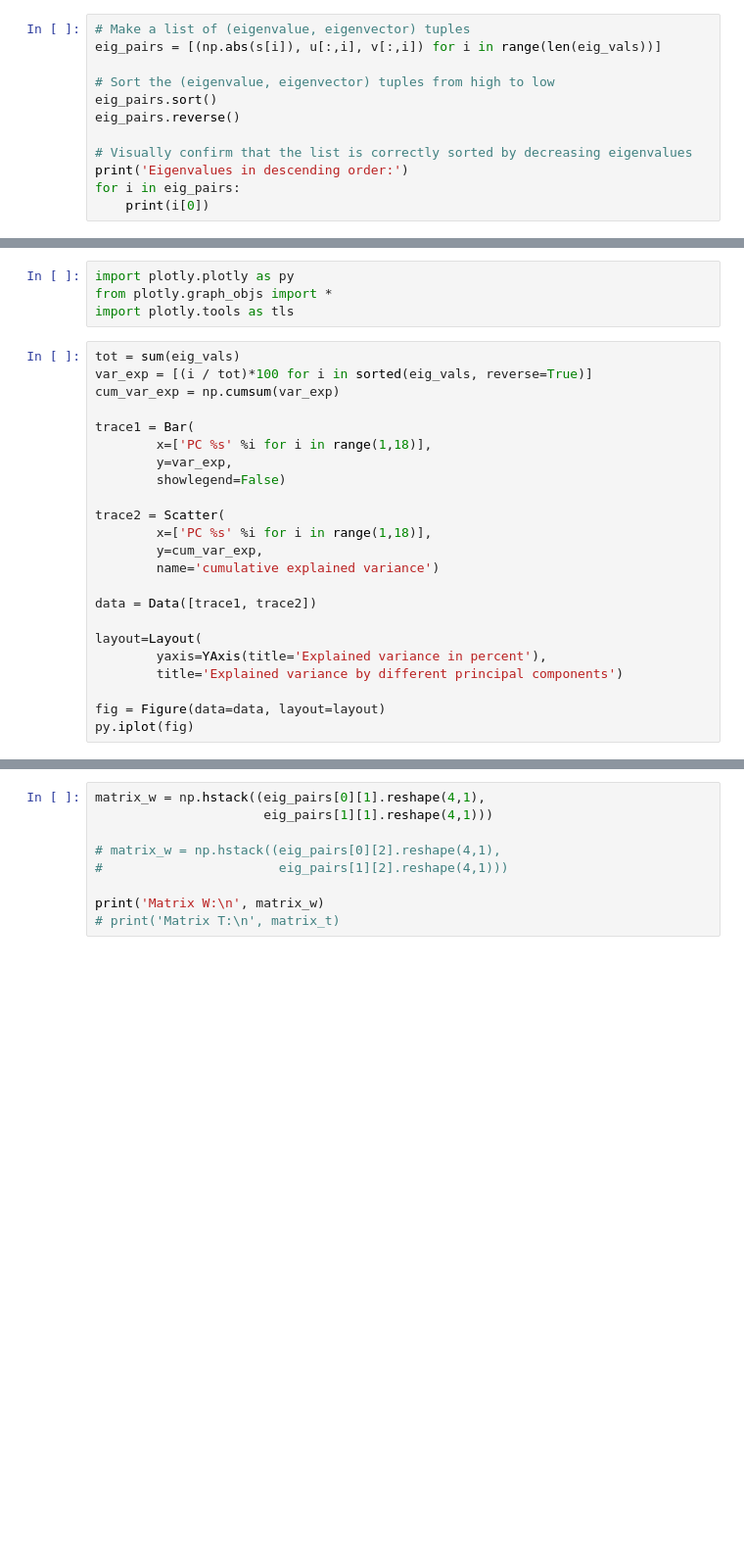
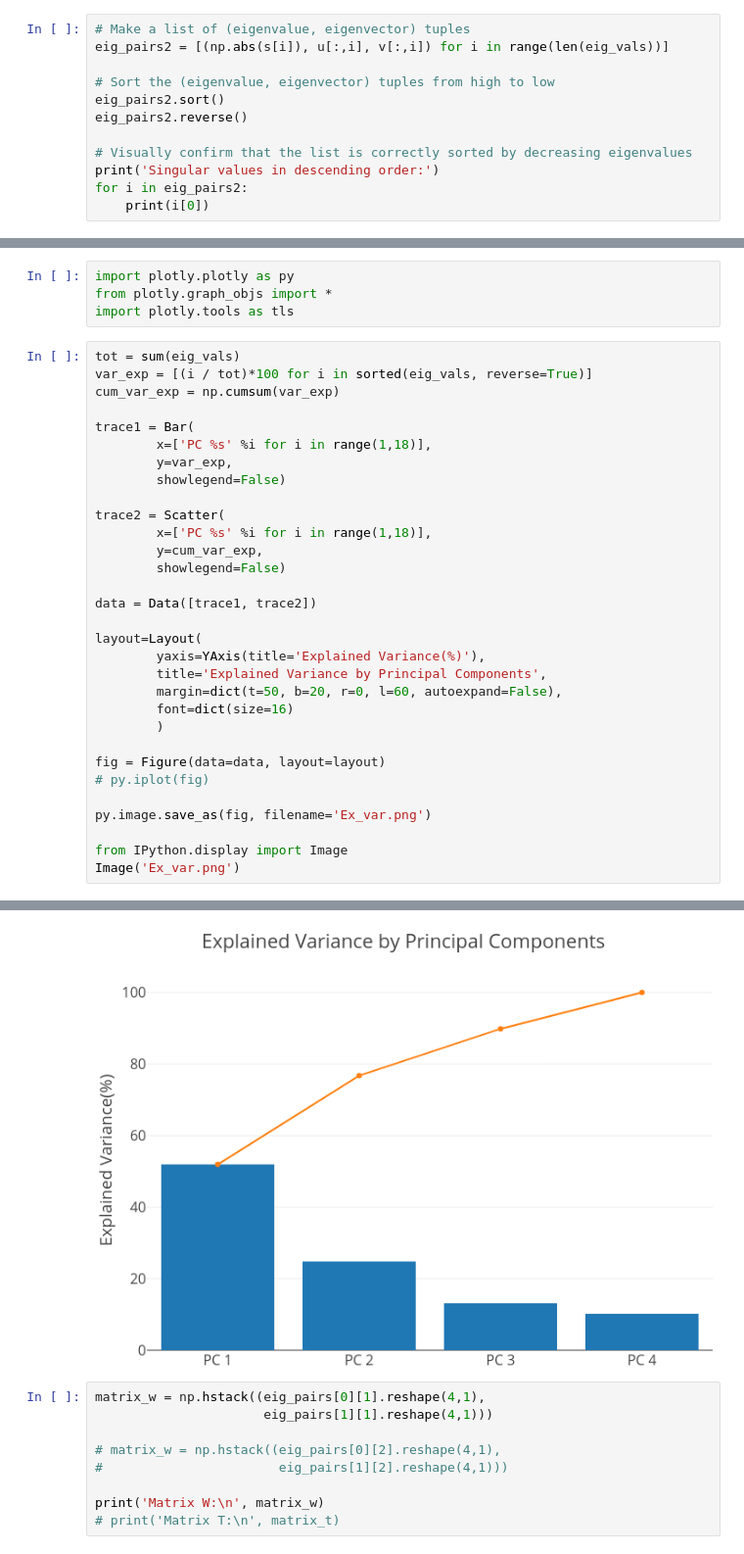
Before and after one commit to coverney/Linearity1-PCA, a Jupyter notebook: Time Example.ipynb, the cells around one changed output, grey strips where cells are left out. Shown at 98% size. Drawn from its saved outputs; the diff is of its cells as text; blank space fills up the shorter version.

Commit message:
modified Time images

```diff
--- a/Time Example.ipynb
+++ b/Time Example.ipynb
@@ -114,13 +148,13 @@ Everything ok!
 # %%
 # Make a list of (eigenvalue, eigenvector) tuples
-eig_pairs = [(np.abs(s[i]), u[:,i], v[:,i]) for i in range(len(eig_vals))]
+eig_pairs2 = [(np.abs(s[i]), u[:,i], v[:,i]) for i in range(len(eig_vals))]
 
 # Sort the (eigenvalue, eigenvector) tuples from high to low
-eig_pairs.sort()
-eig_pairs.reverse()
+eig_pairs2.sort()
+eig_pairs2.reverse()
 
 # Visually confirm that the list is correctly sorted by decreasing eigenvalues
-print('Eigenvalues in descending order:')
-for i in eig_pairs:
+print('Singular values in descending order:')
+for i in eig_pairs2:
     print(i[0])
 # %% [output]
@@ -164,14 +180,22 @@ trace1 = Bar(
 trace2 = Scatter(
         x=['PC %s' %i for i in range(1,18)],
         y=cum_var_exp,
-        name='cumulative explained variance')
+        showlegend=False)
 
 data = Data([trace1, trace2])
 
 layout=Layout(
-        yaxis=YAxis(title='Explained variance in percent'),
-        title='Explained variance by different principal components')
+        yaxis=YAxis(title='Explained Variance(%)'),
+        title='Explained Variance by Principal Components',
+        margin=dict(t=50, b=20, r=0, l=60, autoexpand=False),
+        font=dict(size=16)
+        )
 
 fig = Figure(data=data, layout=layout)
-py.iplot(fig)
+# py.iplot(fig)
+
+py.image.save_as(fig, filename='Ex_var.png')
+
+from IPython.display import Image
+Image('Ex_var.png')
 # %% [output]
@@ -179,3 +202,4 @@ py.iplot(fig)
+[figure, added]
 # %%
 matrix_w = np.hstack((eig_pairs[0][1].reshape(4,1),
                       eig_pairs[1][1].reshape(4,1)))
```
Also changed, not shown: parts of 9 cells of this notebook, 4 other files.
